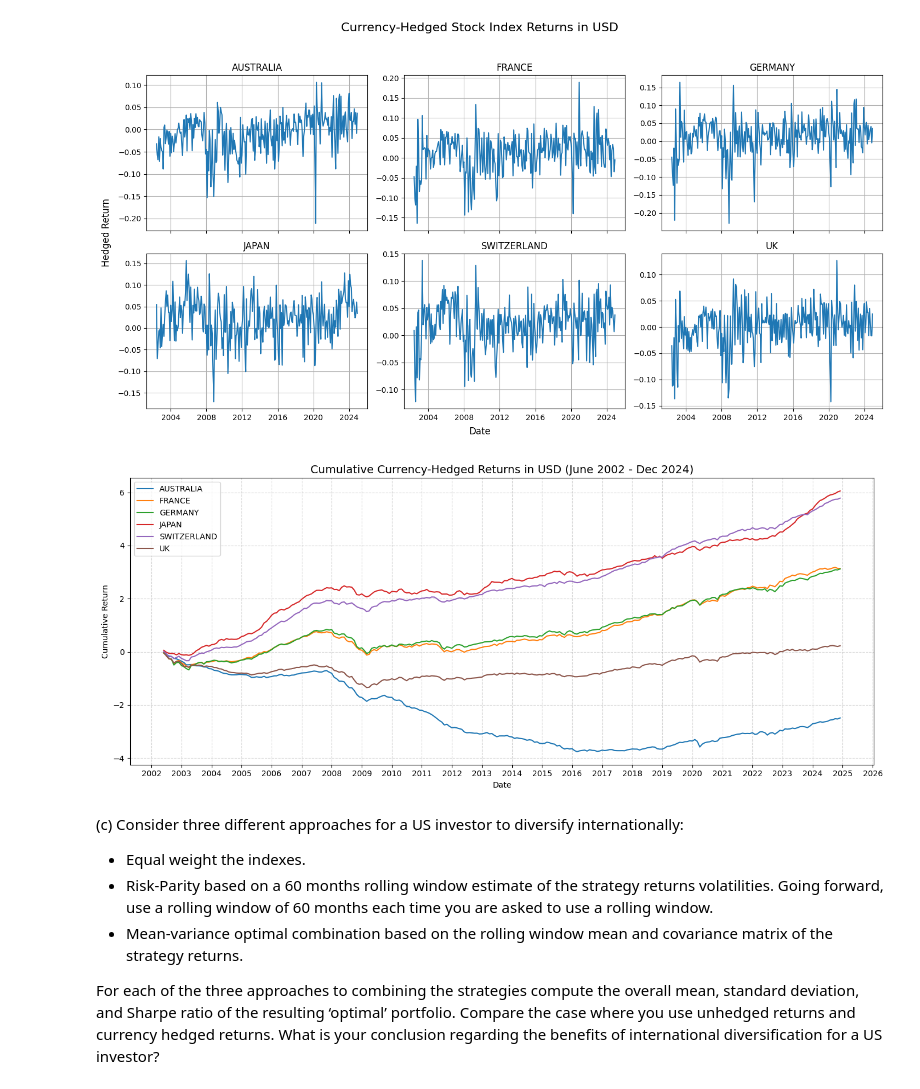
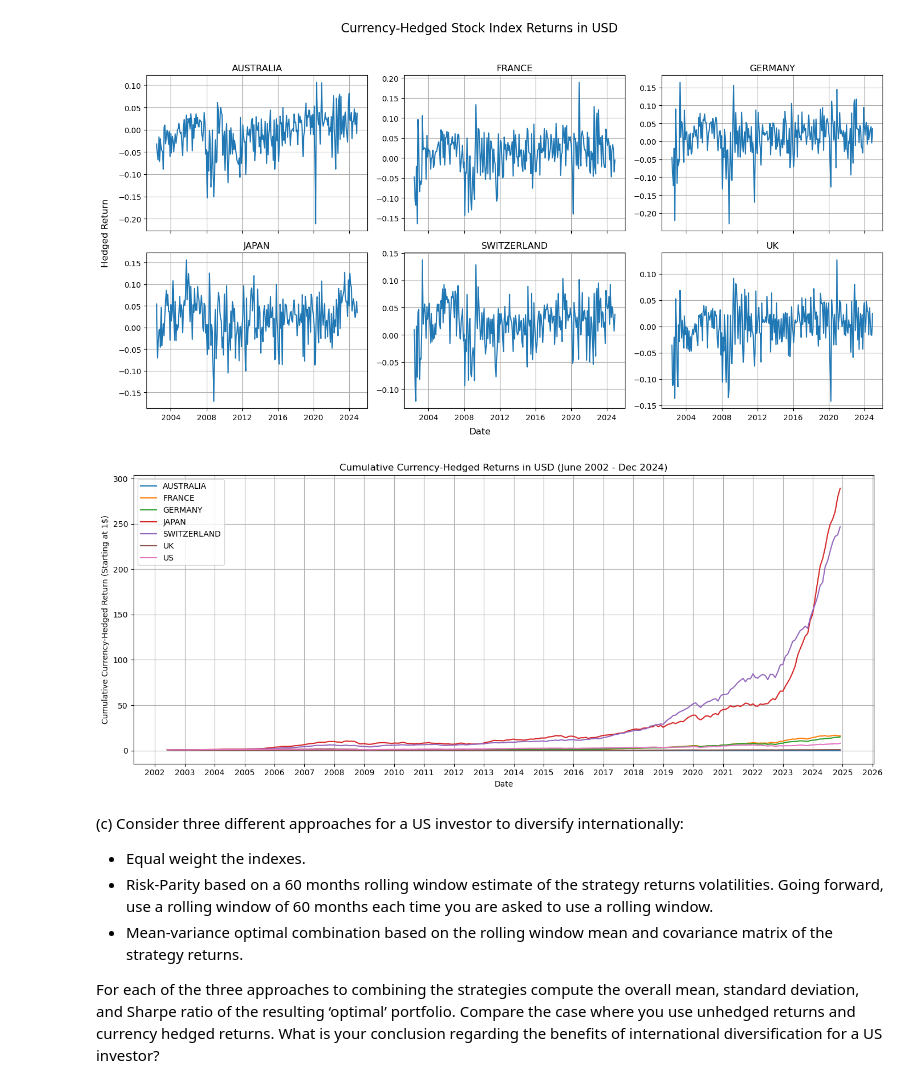
Before and after one commit to matthias-wyss/Investments-project, a Jupyter notebook: notebook.ipynb, the cells around one changed output. Cells and saved outputs as stored; diff of their text form; code cells hidden in the pictures.

```diff
--- a/notebook.ipynb
+++ b/notebook.ipynb
@@ -593,28 +593,39 @@ plt.tight_layout(rect=[0.05, 0.05, 1, 0.95])
 plt.show()
 # %% [output]
 [figure]
-# %%
-plt.figure(figsize=(14, 6))
-
-for country in country_map:
-    col = f"{country}_hedged_return_usd"
-    if col in df_hedged_returns.columns:
-        plt.plot(df_hedged_returns.index, df_hedged_returns[col].cumsum(), label=country.upper())
-
-plt.title("Cumulative Currency-Hedged Returns in USD (June 2002 - Dec 2024)", fontsize=14)
-plt.xlabel("Date")
-plt.ylabel("Cumulative Return")
-plt.grid(True, linestyle='--', alpha=0.5)
-plt.legend(loc='upper left')
-# Format x-axis to show years only
-ax = plt.gca()
-ax.xaxis.set_major_locator(mdates.YearLocator())
-ax.xaxis.set_major_formatter(mdates.DateFormatter('%Y'))
-plt.tight_layout()
-plt.savefig('data/q3/cumulative_hedged_returns.png', dpi=300)
-plt.show()
-# %% [output]
-[figure, removed]
+# %%
+df_hedged_returns_extended = df_hedged_returns.copy()
+
+df_hedged_returns_extended = pd.merge(
+    df_hedged_returns,
+    df_monthly_return_usd[['us_ret_with_div_usd']],
+    left_index=True,
+    right_index=True,
+    how='inner'
+)
+
+plt.figure(figsize=(14, 6))
+for col in df_hedged_returns_extended.columns:
+    cumulative_return = (1 + df_hedged_returns_extended[col]).cumprod()  # Compound monthly returns
+    label = col.replace('_ret_with_div_usd', '').replace('_hedged_return_usd', '').upper()
+    plt.plot(df_hedged_returns_extended.index, cumulative_return, label=label)
+
+plt.title("Cumulative Currency-Hedged Returns in USD (June 2002 - Dec 2024)")
+plt.xlabel('Date')
+plt.ylabel('Cumulative Currency-Hedged Return (Starting at 1$)')
+plt.legend(loc='upper left')
+plt.grid(True)
+
+# Format x-axis to show years only
+ax = plt.gca()
+ax.xaxis.set_major_locator(mdates.YearLocator())
+ax.xaxis.set_major_formatter(mdates.DateFormatter('%Y'))
+
+plt.tight_layout()
+plt.savefig('data/q3/cumulative_hedged_returns_usd.png', dpi=300)
+plt.show()
+# %% [output]
+[figure, added]
 # %% [markdown]
 (c) Consider three different approaches for a US investor to diversify internationally:
 
```
Also changed, not shown: parts of 14 cells of this notebook, 24 other files.
